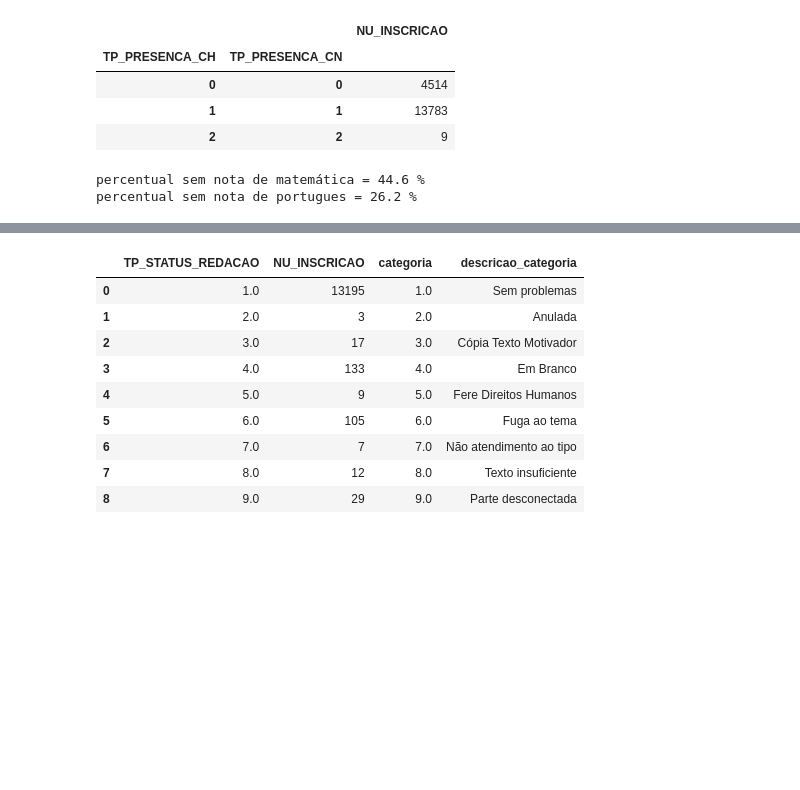
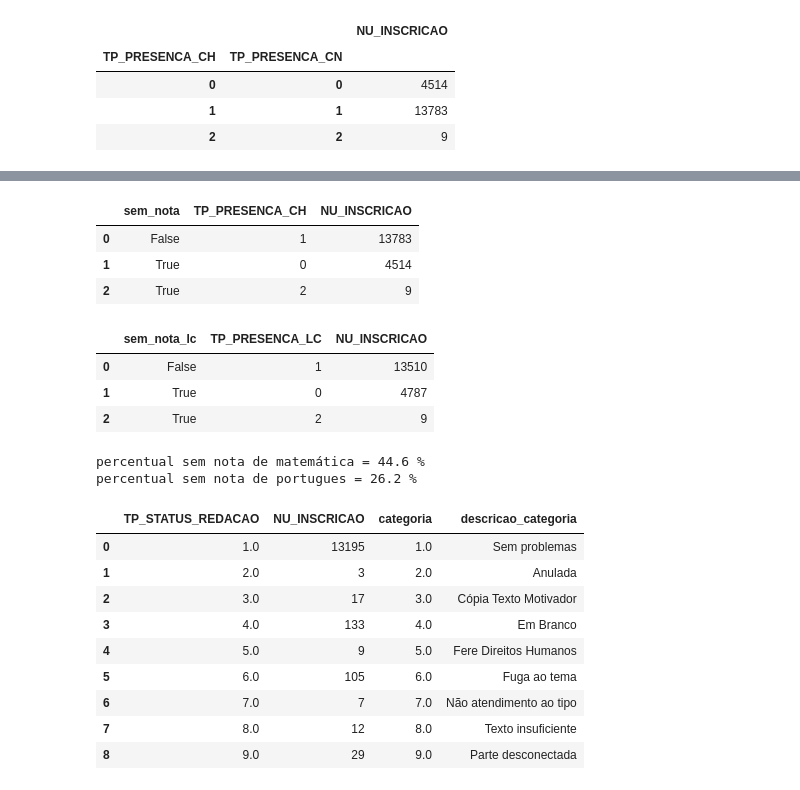
Before and after one commit to leticiafaria7/case-enem, a Jupyter notebook: analises-enem.ipynb, the cells around one changed output, grey strips where cells are left out. Cells and saved outputs as stored; diff of their text form; code cells hidden in the pictures; blank space fills up the shorter version.

```diff
--- a/analises-enem.ipynb
+++ b/analises-enem.ipynb
@@ -159,14 +168,6 @@ base_enem.groupby(['TP_PRESENCA_CH', 'TP_PRESENCA_CN']).count()['NU_INSCRICAO'].
 | 0 | 0 | 4514 |
 | 1 | 1 | 13783 |
 | 2 | 2 | 9 |
-# %%
-# qual o percentual de pessoas que estão sem a nota de matemática e de português?
-
-print('percentual sem nota de matemática =', round( base_enem['NU_NOTA_MT'].isnull().sum() * 100/ base_enem['NU_INSCRICAO'].count(), 1), '%')
-print('percentual sem nota de portugues =', round(base_enem['NU_NOTA_LC'].isnull().sum() * 100/ base_enem['NU_INSCRICAO'].count(), 1), '%')
-# %% [output]
-percentual sem nota de matemática = 44.6 %
-percentual sem nota de portugues = 26.2 %
 # %%
 # a mesma resposta de presença para CH é a de presença para CN para todos os candidatos
 
@@ -181,6 +182,40 @@ dicionario_colunas[(dicionario_colunas['variavel'] == 'TP_PRESENCA_CH') | (dicio
 | 46 | TP_PRESENCA_CH | Presença na prova objetiva de Ciê... | 0 | Faltou à prova | 1 | Numérica | prova objetiva |
 | 47 | TP_PRESENCA_CH | Presença na prova objetiva de Ciê... | 1 | Presente na prova | 1 | Numérica | prova objetiva |
 | 48 | TP_PRESENCA_CH | Presença na prova objetiva de Ciê... | 2 | Eliminado na prova | 1 | Numérica | prova objetiva |
+# %%
+# as pessoas que estão sem nota de CH são as mesmas que não compareceram?
+
+check_nota_ausencia = base_enem
+check_nota_ausencia['sem_nota'] = check_nota_ausencia['NU_NOTA_CH'].isnull()
+
+check_nota_ausencia.groupby(['sem_nota', 'TP_PRESENCA_CH']).count()['NU_INSCRICAO'].to_frame().reset_index()
+# %% [output]
+|  | sem_nota | TP_PRESENCA_CH | NU_INSCRICAO |
+| 0 | False | 1 | 13783 |
+| 1 | True | 0 | 4514 |
+| 2 | True | 2 | 9 |
+# %%
+# só quem não compareceu está sem nota
+# fazer a mesma conferência para português
+
+check_nota_ausencia['sem_nota_lc'] = check_nota_ausencia['NU_NOTA_LC'].isnull()
+
+check_nota_ausencia.groupby(['sem_nota_lc', 'TP_PRESENCA_LC']).count()['NU_INSCRICAO'].to_frame().reset_index()
+# %% [output]
+|  | sem_nota_lc | TP_PRESENCA_LC | NU_INSCRICAO |
+| 0 | False | 1 | 13510 |
+| 1 | True | 0 | 4787 |
+| 2 | True | 2 | 9 |
+# %%
+# o mesmo foi confirmado para LC
+
+# qual o percentual de pessoas que estão sem a nota de matemática e de português?
+
+print('percentual sem nota de matemática =', round( base_enem['NU_NOTA_MT'].isnull().sum() * 100/ base_enem['NU_INSCRICAO'].count(), 1), '%')
+print('percentual sem nota de portugues =', round(base_enem['NU_NOTA_LC'].isnull().sum() * 100/ base_enem['NU_INSCRICAO'].count(), 1), '%')
+# %% [output]
+percentual sem nota de matemática = 44.6 %
+percentual sem nota de portugues = 26.2 %
 # %%
 # quais os tipos de situação da redação?
 
```
Also changed, not shown: parts of 5 cells of this notebook.
